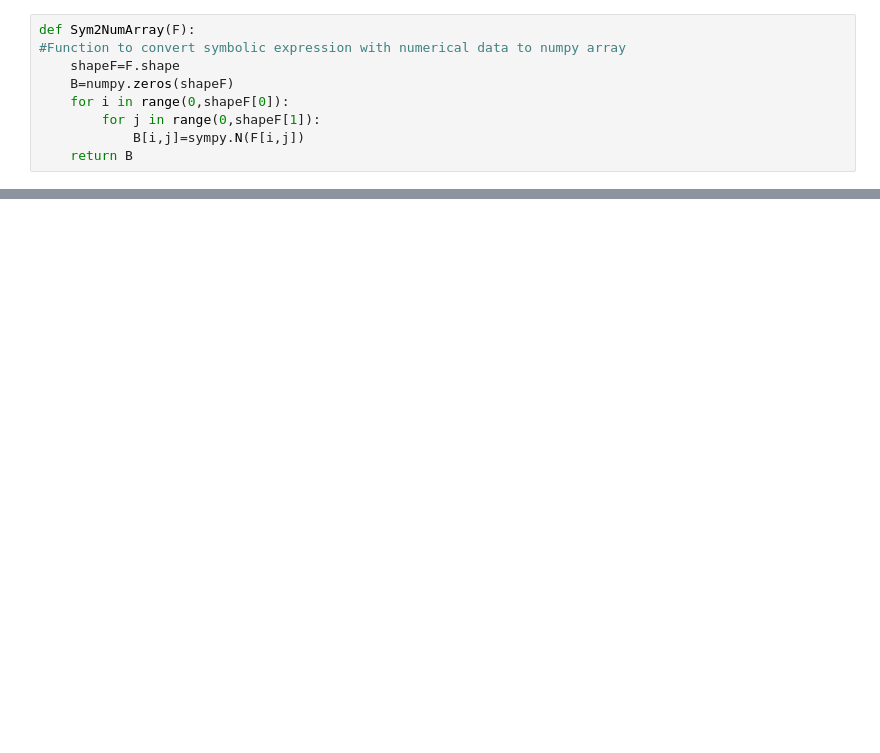
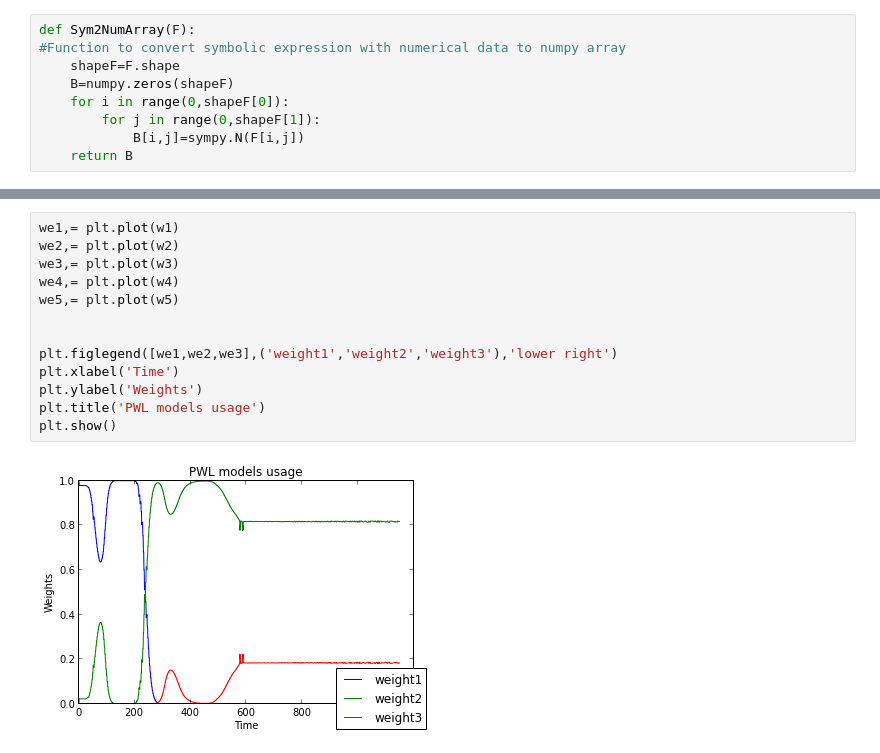
Before and after one commit to cvbrgava/ddp, a Jupyter notebook: notebook/Parser.ipynb, the cells around one changed output, grey strips where cells are left out. Drawn from its saved outputs; the diff is of its cells as text; blank space fills up the shorter version.

```diff
--- a/notebook/Parser.ipynb
+++ b/notebook/Parser.ipynb
@@ -271,0 +511,15 @@ chh
+# %%
+we1,= plt.plot(w1)
+we2,= plt.plot(w2)
+we3,= plt.plot(w3)
+we4,= plt.plot(w4)
+we5,= plt.plot(w5)
+
+
+plt.figlegend([we1,we2,we3],('weight1','weight2','weight3'),'lower right')
+plt.xlabel('Time')
+plt.ylabel('Weights')
+plt.title('PWL models usage')
+plt.show()
+# %% [output]
+[figure, added]
```
Also changed, not shown: parts of 50 cells of this notebook, 14 other files.
